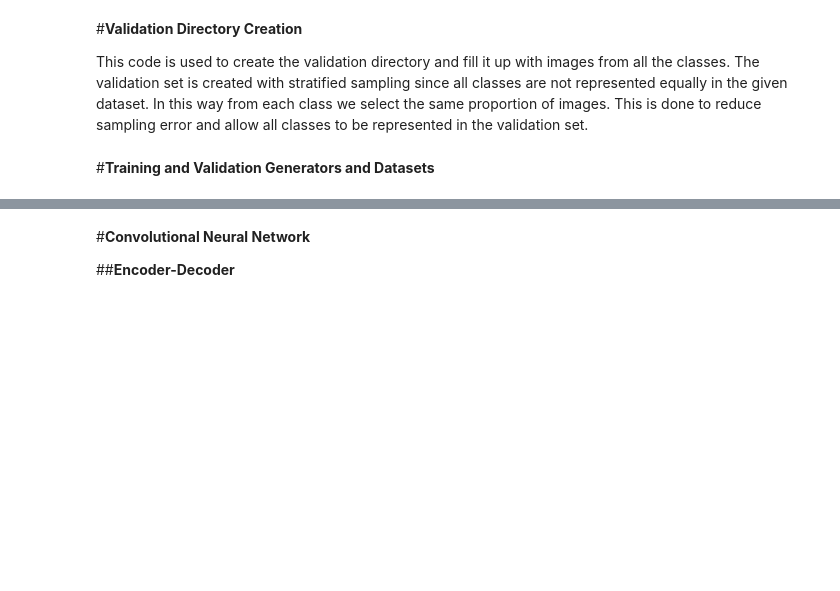
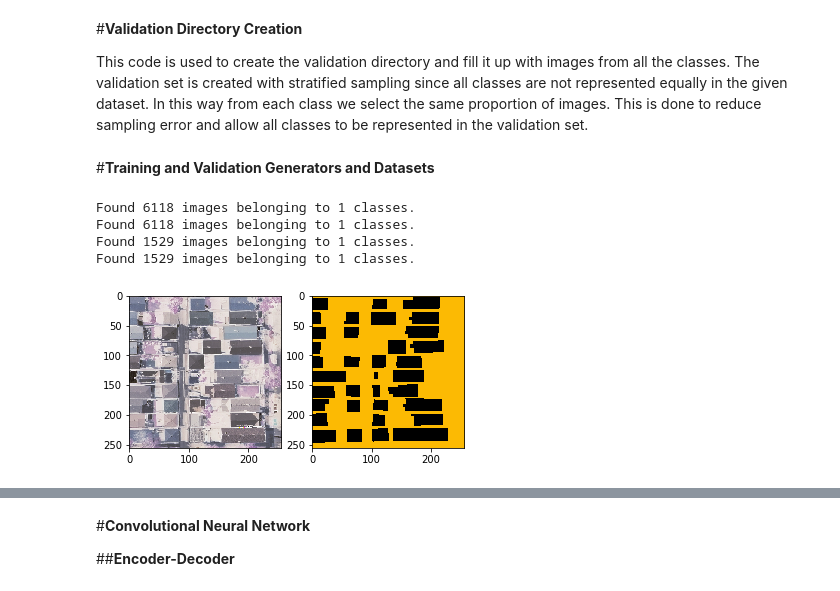
Before and after one commit to spolo96/ANNDL_Homework_Image_Segmentation, a Jupyter notebook: Wolf_FCNN_Segmentation.ipynb, the cells around one changed output, grey strips where cells are left out. Saved outputs shown, nothing was run; the diff lists cells and outputs as text; code cells hidden in the pictures; blank space fills up the shorter version.

Commit message:
Output shape fix, matplotlib fix and initial test.
Output shape fix for Dataset objects, matplotlib fix for working in Google Colab and initial segmentation test before training the FCNN.

```diff
--- a/Wolf_FCNN_Segmentation.ipynb
+++ b/Wolf_FCNN_Segmentation.ipynb
@@ -108,8 +115,7 @@ if apply_data_augmentation:
                                             horizontal_flip=True,
                                             vertical_flip=True,
                                             fill_mode='constant',
-                                            cval=0,
-                                            rescale=1./255) #Use rescale=1./255 in the mask ImageDataGenerator to obtain binary values {0, 1} as target.
+                                            cval=0)
     train_mask_data_gen = ImageDataGenerator(rotation_range=10,
                                              width_shift_range=10,
                                              height_shift_range=10,
@@ -117,23 +123,23 @@ if apply_data_augmentation:
                                              horizontal_flip=True,
                                              vertical_flip=True,
                                              fill_mode='constant',
-                                             cval=0)
+                                             cval=0,
+                                             rescale=1./255)
+      #Use rescale=1./255 in the mask ImageDataGenerator to obtain binary values {0, 1} as target.
 else:
-    train_img_data_gen = ImageDataGenerator(rescale=1./255)
-    train_mask_data_gen = ImageDataGenerator()
+    train_img_data_gen = ImageDataGenerator()
+    train_mask_data_gen = ImageDataGenerator(rescale=1./255)
 
 # Create validation and test ImageDataGenerator objects
-valid_img_data_gen = ImageDataGenerator(rescale=1./255)
-valid_mask_data_gen = ImageDataGenerator()
-test_img_data_gen = ImageDataGenerator(rescale=1./255)
-test_mask_data_gen = ImageDataGenerator()
+valid_img_data_gen = ImageDataGenerator()
+valid_mask_data_gen = ImageDataGenerator(rescale=1./255)
 # %%
 # Create generators to read images from dataset directory
 # -------------------------------------------------------
-dataset_dir = os.path.join(cwd, 'Pet_Dataset')
+dataset_dir = os.path.join(cwd, 'Segmentation_Dataset')
 
 # Batch size
-bs = 4
+bs = 6
 
 # img shape
 img_h = 256
@@ -156,6 +162,7 @@ train_img_gen = train_img_data_gen.flow_from_directory(os.path.join(training_dir
 train_mask_gen = train_mask_data_gen.flow_from_directory(os.path.join(training_dir, 'masks'),
                                                          target_size=(img_h, img_w),
                                                          batch_size=bs,
+                                                         color_mode = 'grayscale',
                                                          class_mode=None, # Because we have no class subfolders in this case
                                                          shuffle=True,
                                                          interpolation='bilinear',
@@ -174,29 +181,17 @@ valid_img_gen = valid_img_data_gen.flow_from_directory(os.path.join(validation_d
 valid_mask_gen = valid_mask_data_gen.flow_from_directory(os.path.join(validation_dir, 'masks'),
                                                          target_size=(img_h, img_w),
                                                          batch_size=bs,
+                                                         color_mode='grayscale',
                                                          class_mode=None, # Because we have no class subfolders in this case
                                                          shuffle=False,
                                                          interpolation='bilinear',
                                                          seed=SEED)
 valid_gen = zip(valid_img_gen, valid_mask_gen)
-
-# Test
-test_dir = os.path.join(dataset_dir, 'test')
-test_img_gen = test_img_data_gen.flow_from_directory(os.path.join(test_dir, 'images'),
-                                                     target_size=(img_h, img_w),
-                                                     batch_size=bs,
-                                                     class_mode=None, # Because we have no class subfolders in this case
-                                                     shuffle=False,
-                                                     interpolation='bilinear',
-                                                     seed=SEED)
-test_mask_gen = test_mask_data_gen.flow_from_directory(os.path.join(test_dir, 'masks'),
-                                                       target_size=(img_h, img_w),
-                                                       batch_size=bs,
-                                                       class_mode=None, # Because we have no class subfolders in this case
-                                                       shuffle=False,
-                                                       interpolation='bilinear',
-                                                       seed=SEED)
-test_gen = zip(test_img_gen, test_mask_gen)
+# %% [output]
+Found 6118 images belonging to 1 classes.
+Found 6118 images belonging to 1 classes.
+Found 1529 images belonging to 1 classes.
+Found 1529 images belonging to 1 classes.
 # %%
 # Create Dataset objects
 # ----------------------
@@ -205,11 +200,11 @@ test_gen = zip(test_img_gen, test_mask_gen)
 # --------
 train_dataset = tf.data.Dataset.from_generator(lambda: train_gen,
                                                output_types=(tf.float32, tf.float32),
-                                               output_shapes=([None, img_h, img_w, 3], [None, img_h, img_w, 3]))
+                                               output_shapes=([None, img_h, img_w, 3], [None, img_h, img_w, 1]))
 
 def prepare_target(x_, y_):
-    y_ = tf.cast(tf.expand_dims(y_[..., 0], -1), tf.int32)
-    return x_, tf.where(y_ > 0, y_ - 1, y_ + 1)
+    y_ = tf.cast(y_, tf.int32)
+    return x_, y_
 
 train_dataset = train_dataset.map(prepare_target)
 
@@ -220,58 +215,50 @@ train_dataset = train_dataset.repeat()
 # ----------
 valid_dataset = tf.data.Dataset.from_generator(lambda: valid_gen,
                                                output_types=(tf.float32, tf.float32),
-                                               output_shapes=([None, img_h, img_w, 3], [None, img_h, img_w, 3]))
+                                               output_shapes=([None, img_h, img_w, 3], [None, img_h, img_w, 1]))
 valid_dataset = valid_dataset.map(prepare_target)
 
 # Repeat
 valid_dataset = valid_dataset.repeat()
-
-# Test
-# ----
-test_dataset = tf.data.Dataset.from_generator(lambda: test_gen,
-                                              output_types=(tf.float32, tf.float32),
-                                              output_shapes=([None, img_h, img_w, 3], [None, img_h, img_w, 3]))
-test_dataset = test_dataset.map(prepare_target)
-
-# Repeat
-test_dataset = valid_dataset.repeat()
 # %%
-# Let's test data generator
+# Let's test data generator [Current Testing Code]
 # -------------------------
 import time
 import matplotlib.pyplot as plt
 
-%matplotlib notebook
+%matplotlib inline
 
 fig, ax = plt.subplots(1, 2)
 fig.show()
 
 # Assign a color to each class
 colors_dict = {}
 colors_dict[0] = [252, 186, 3]  # foreground
 colors_dict[1] = [0, 0, 0]  # background
 colors_dict[2] = [3, 82, 252] # contours
 
 iterator = iter(train_dataset)
 
-for _ in range(1000):
+for _ in range(100):
     augmented_img, target = next(iterator)
     augmented_img = augmented_img[0]   # First element
     augmented_img = augmented_img * 255  # denormalize
 
     target = np.array(target[0, ..., 0])   # First element (squeezing channel dimension)
 
     # Assign colors (just for visualization)
     target_img = np.zeros([target.shape[0], target.shape[1], 3])
 
     target_img[np.where(target == 0)] = colors_dict[0]
     target_img[np.where(target == 1)] = colors_dict[1]
     target_img[np.where(target == 2)] = colors_dict[2]
 
     ax[0].imshow(np.uint8(augmented_img))
     ax[1].imshow(np.uint8(target_img))
 
     fig.canvas.draw()
     time.sleep(1)
+# %% [output]
+[figure, added]
 # %%
 np.unique(target_img)
```
Also changed, not shown: parts of 7 cells of this notebook.
